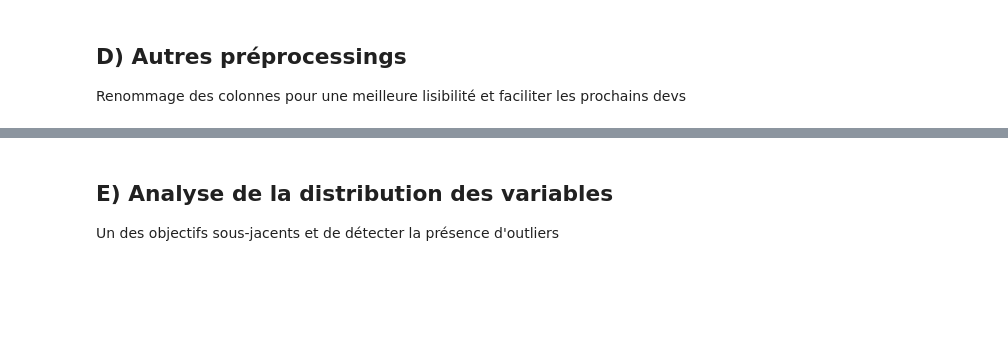
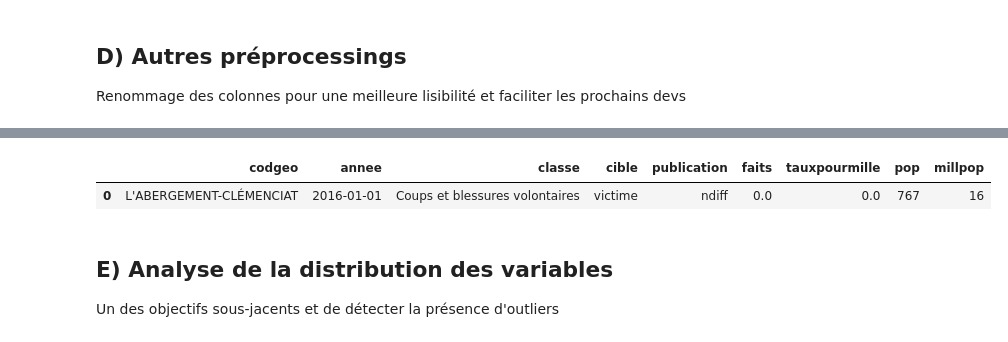
Before and after one commit to G-RELIQUET/Etude_Statistique_Delinquance, a Jupyter notebook: Etude.ipynb, the cells around one changed output, grey strips where cells are left out. Saved outputs shown, nothing was run; the diff lists cells and outputs as text; code cells hidden in the pictures; blank space fills up the shorter version.

```diff
--- a/Etude.ipynb
+++ b/Etude.ipynb
@@ -206,3 +243,13 @@ reg=reg.rename(dictionnaire, axis = 1)
+# %%
+## DataFrame commune
+csv_cles_com=pd.read_csv('georef-france-commune.csv',sep = ';')
+dico_com=csv_cles_com.set_index('Code Officiel Commune')['Nom Officiel Commune Majuscule'].to_dict()
+commune['codgeo']=commune['codgeo'].map(dico_com)
+
+commune.head(1)
+# %% [output]
+|  | codgeo | annee | classe | cible | publication | faits | tauxpourmille | pop | millpop |
+| 0 | L'ABERGEMENT-CLÉMENCIAT | 2016-01-01 | Coups et blessures volontaires | victime | ndiff | 0.0 | 0.0 | 767 | 16 |
 # %% [markdown]
 ## E) Analyse de la distribution des variables
 Un des objectifs sous-jacents et de détecter la présence d'outliers
```
Also changed, not shown: parts of 5 cells of this notebook, 2 other files.
